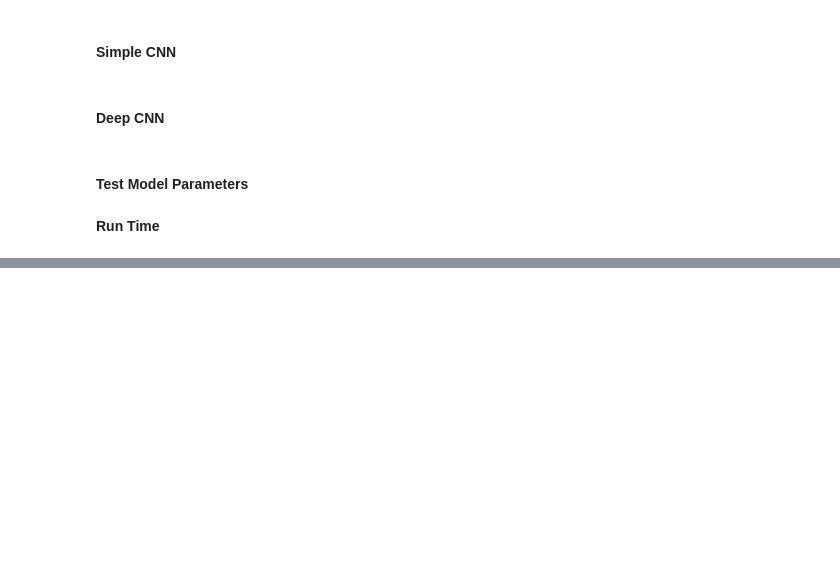
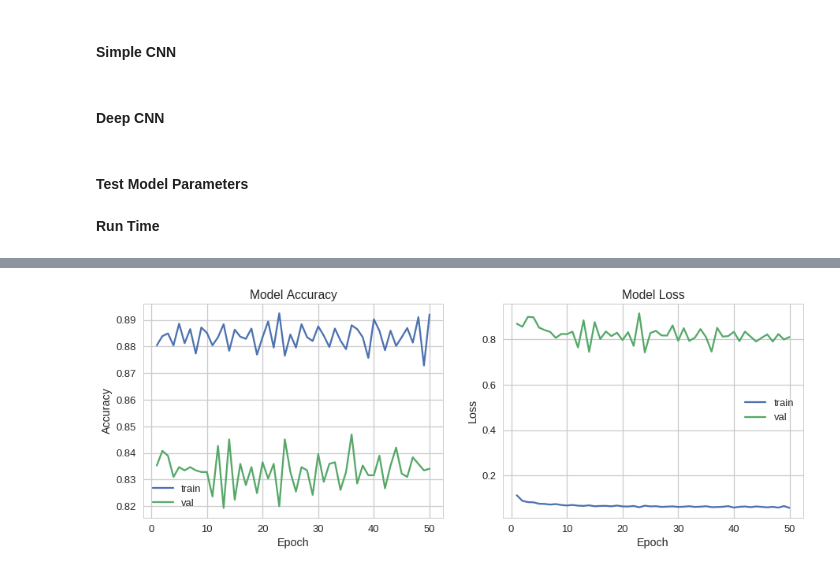
Before and after one commit to jasonicarter/goodscifi, a Jupyter notebook: development/notebooks/GoodSciFi_Model_Exploration.ipynb, the cells around one changed output, grey strips where cells are left out. Drawn from its saved outputs; the diff is of its cells as text; code cells hidden in the pictures; blank space fills up the shorter version.

```diff
--- a/development/notebooks/GoodSciFi_Model_Exploration.ipynb
+++ b/development/notebooks/GoodSciFi_Model_Exploration.ipynb
@@ -206,0 +402,4 @@ helper_keras.plot_model_history(history) #SGD: lr = 0.0.00001, swallow=True
+# %%
+helper_keras.plot_model_history(history) # cls_weight = {0:0.1, 1:0.7}
+# %% [output]
+[figure, added]
```
Also changed, not shown: parts of 38 cells of this notebook, 1 other file.
